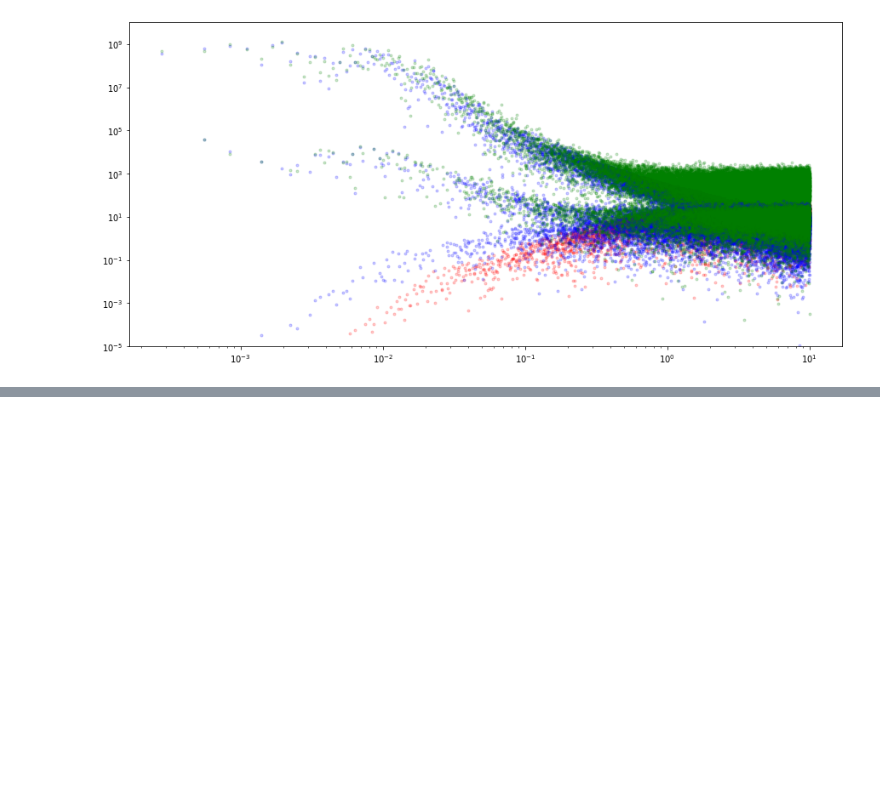
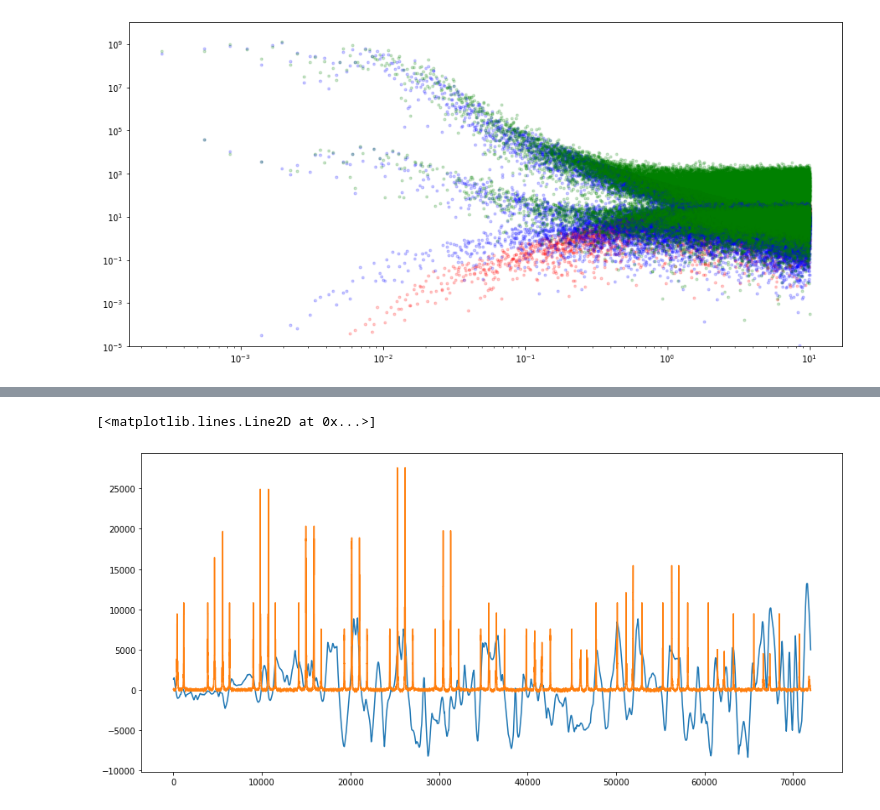
Before and after one commit to cmbgroundbased/mapmaking, a Jupyter notebook: common_modes.ipynb, the cells around one changed output, grey strips where cells are left out. Saved outputs shown, nothing was run; the diff lists cells and outputs as text; code cells hidden in the pictures; blank space fills up the shorter version.

```diff
--- a/common_modes.ipynb
+++ b/common_modes.ipynb
@@ -107,0 +172,9 @@ plt.ylim(-1, 1)
+# %%
+plt.figure(figsize=(15,7))
+
+plt.plot(tod_V3)
+plt.plot(tod_so_v3)
+#plt.plot(tod_v3_full)
+# %% [output]
+[<matplotlib.lines.Line2D at 0x...>]
+[figure, added]
```
Also changed, not shown: parts of 11 cells of this notebook, 5 other files.
